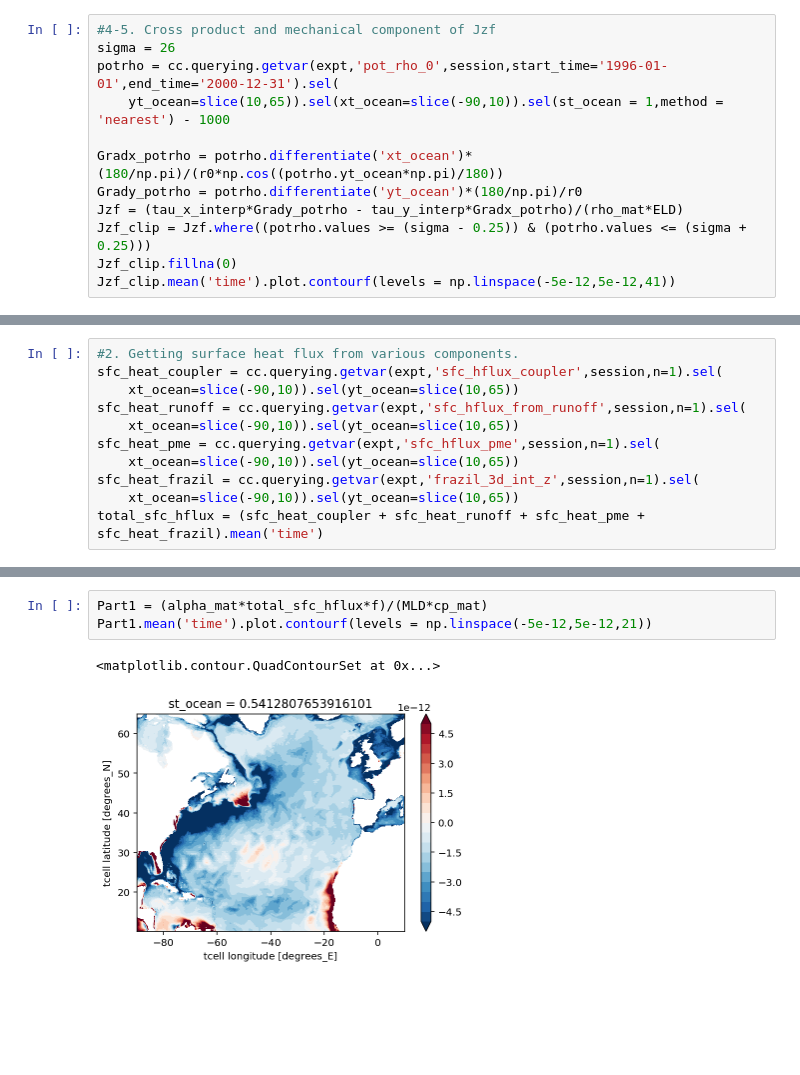
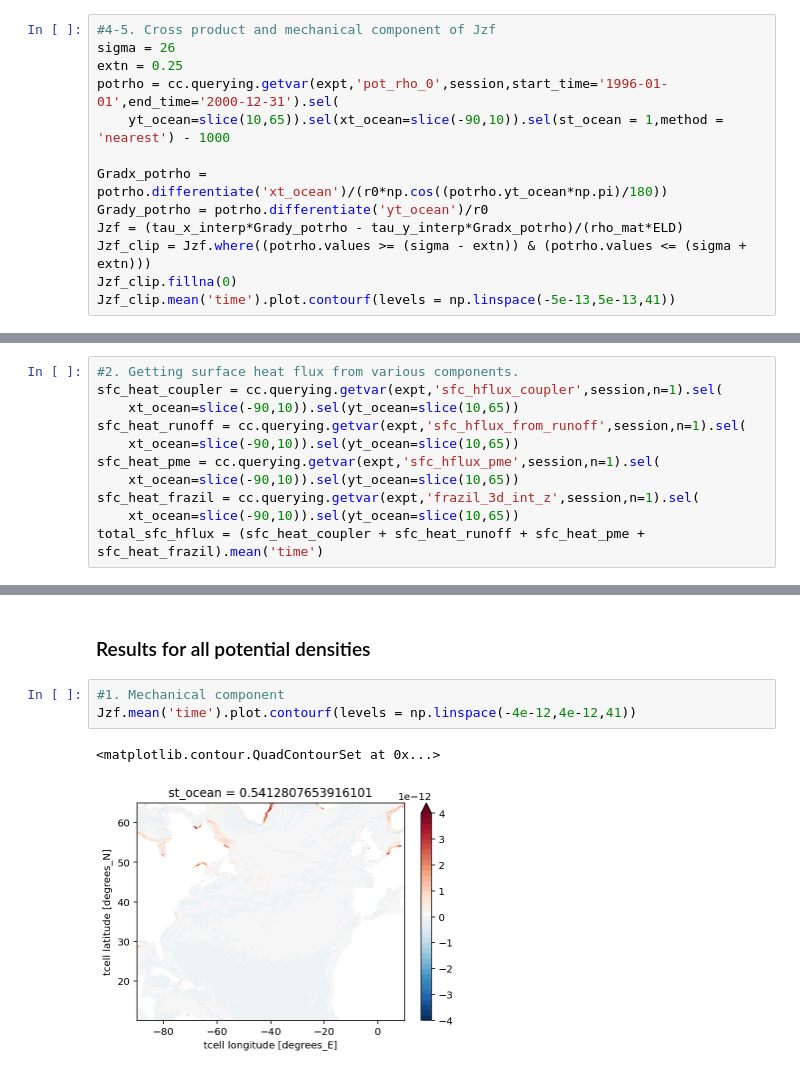
Before and after one commit to dhruvbhagtani/PV_Flux, a Jupyter notebook: Deremble_2013.ipynb, the cells around one changed output, grey strips where cells are left out. Saved outputs shown, nothing was run; the diff lists cells and outputs as text; blank space fills up the shorter version.

```diff
--- a/Deremble_2013.ipynb
+++ b/Deremble_2013.ipynb
@@ -95,14 +100,15 @@ ELD = 0.4*(ustar/f)
 # %%
 #4-5. Cross product and mechanical component of Jzf
 sigma = 26
+extn = 0.25
 potrho = cc.querying.getvar(expt,'pot_rho_0',session,start_time='1996-01-01',end_time='2000-12-31').sel(
     yt_ocean=slice(10,65)).sel(xt_ocean=slice(-90,10)).sel(st_ocean = 1,method = 'nearest') - 1000
 
-Gradx_potrho = potrho.differentiate('xt_ocean')*(180/np.pi)/(r0*np.cos((potrho.yt_ocean*np.pi)/180))
-Grady_potrho = potrho.differentiate('yt_ocean')*(180/np.pi)/r0
+Gradx_potrho = potrho.differentiate('xt_ocean')/(r0*np.cos((potrho.yt_ocean*np.pi)/180))
+Grady_potrho = potrho.differentiate('yt_ocean')/r0
 Jzf = (tau_x_interp*Grady_potrho - tau_y_interp*Gradx_potrho)/(rho_mat*ELD)
-Jzf_clip = Jzf.where((potrho.values >= (sigma - 0.25)) & (potrho.values <= (sigma + 0.25)))
+Jzf_clip = Jzf.where((potrho.values >= (sigma - extn)) & (potrho.values <= (sigma + extn)))
 Jzf_clip.fillna(0)
-Jzf_clip.mean('time').plot.contourf(levels = np.linspace(-5e-12,5e-12,41))
+Jzf_clip.mean('time').plot.contourf(levels = np.linspace(-5e-13,5e-13,41))
 # %% [output]
 <matplotlib.contour.QuadContourSet at 0x...>
@@ -184,6 +217,8 @@ Jzb_clip.mean('time').plot.contourf(levels = np.linspace(-5e-12,5e-12,21))
+# %% [markdown]
+### Results for all potential densities
 # %%
-Part1 = (alpha_mat*total_sfc_hflux*f)/(MLD*cp_mat)
-Part1.mean('time').plot.contourf(levels = np.linspace(-5e-12,5e-12,21))
+#1. Mechanical component
+Jzf.mean('time').plot.contourf(levels = np.linspace(-4e-12,4e-12,41))
 # %% [output]
 <matplotlib.contour.QuadContourSet at 0x...>
-[figure, old version]
+[figure, new version]
```
Also changed, not shown: parts of 14 cells of this notebook.
